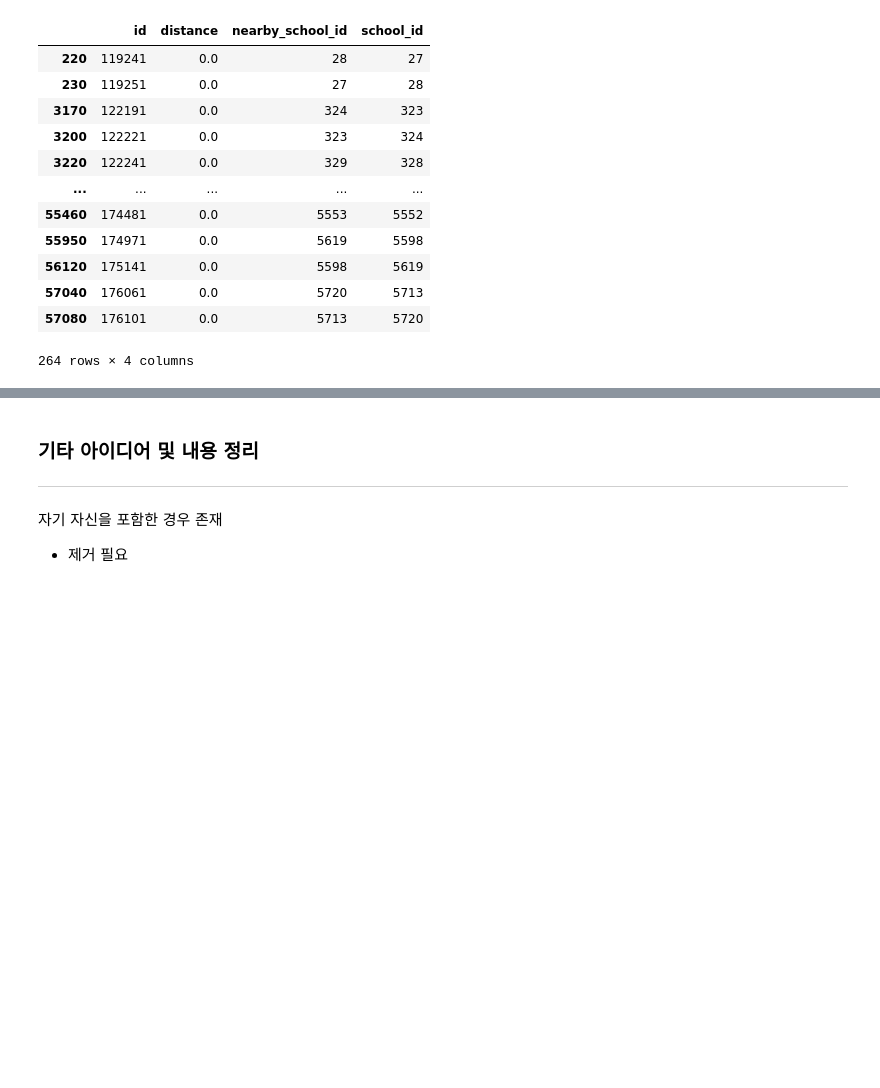
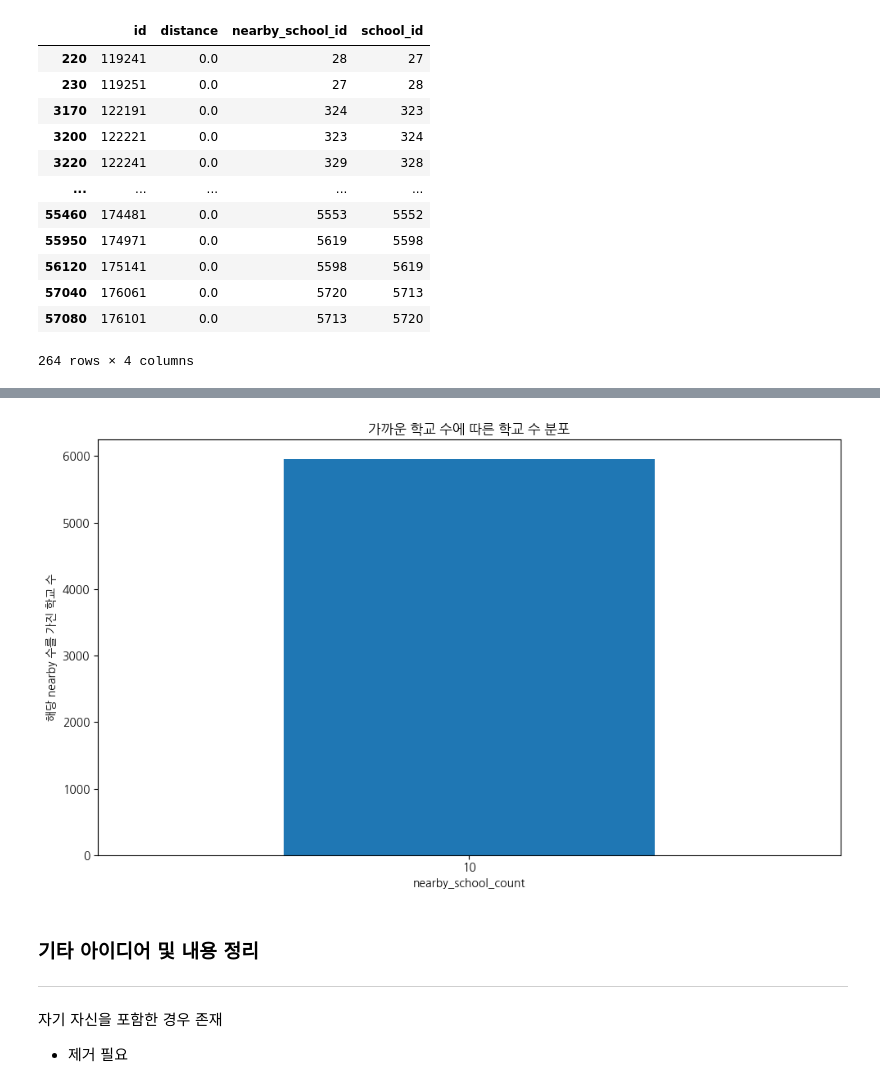
Before and after one commit to seung127/codeit_project, a Jupyter notebook: codeit-project-docker/사전작업_진행중.ipynb, the cells around one changed output, grey strips where cells are left out. Drawn from its saved outputs; the diff is of its cells as text; code cells hidden in the pictures; blank space fills up the shorter version.

```diff
--- a/codeit-project-docker/사전작업_진행중.ipynb
+++ b/codeit-project-docker/사전작업_진행중.ipynb
@@ -1306,3 +1314,6 @@ display(nearby_mismatch[nearby_mismatch.distance == nearby_mismatch_min_distance
 | 57040 | 176061 | 0.0 | 5720 | 5713 |
 | 57080 | 176101 | 0.0 | 5713 | 5720 |
 264 rows × 4 columns
+# %%
+accounts_nearbyschool = df_dict["accounts_nearbyschool"]
+accounts_nearbyschool.head()
@@ -1309,3 +1327,23 @@ display(nearby_mismatch[nearby_mismatch.distance == nearby_mismatch_min_distance
+# %%
+# 2. 각 school_id가 가진 nearby_school 개수
+school_nearby_counts = accounts_nearbyschool.groupby('school_id')['nearby_school_id'].nunique()
+
+# 3. nearby count 값의 분포 (몇 개의 학교가 몇 개의 nearby 학교를 가지는지)
+distribution = school_nearby_counts.value_counts().sort_index()
+
+# 4. 시각화
+plt.figure(figsize=(10, 6))
+distribution.plot(kind='bar')
+plt.title("가까운 학교 수에 따른 학교 수 분포")
+plt.xlabel("nearby_school_count")
+plt.ylabel("해당 nearby 수를 가진 학교 수")
+plt.xticks(rotation=0)
+plt.tight_layout()
+plt.show()
+
+# 필터링을 하지는 않았음
+# %% [output]
+[figure, added]
 # %% [markdown]
 ### 기타 아이디어 및 내용 정리
 ---
```
Also changed, not shown: parts of 40 cells of this notebook.
